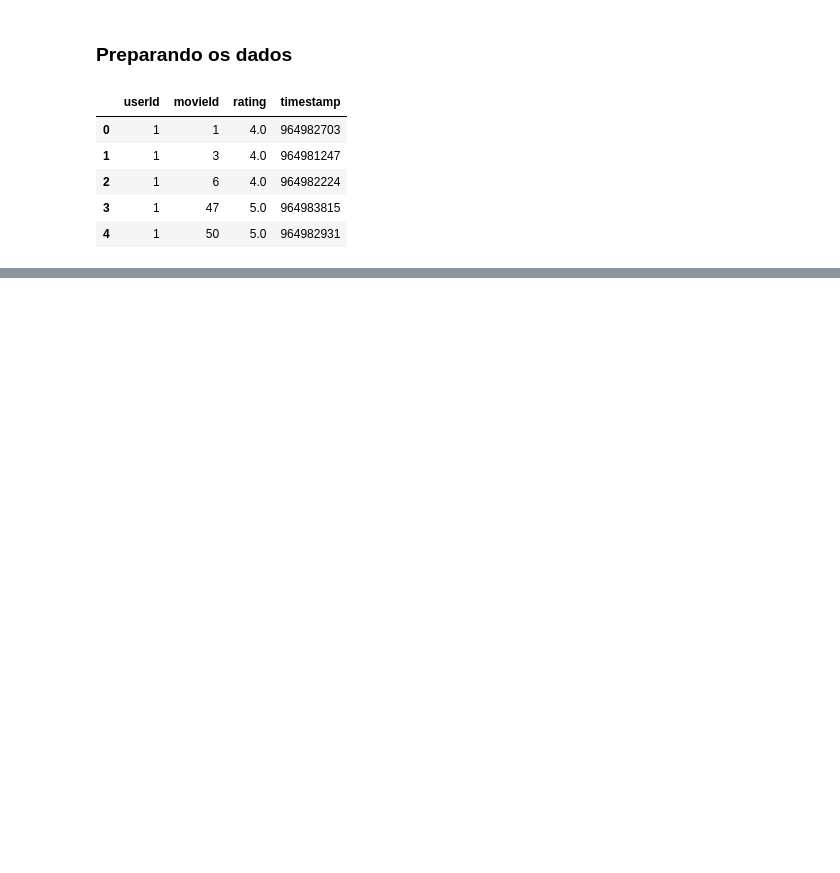
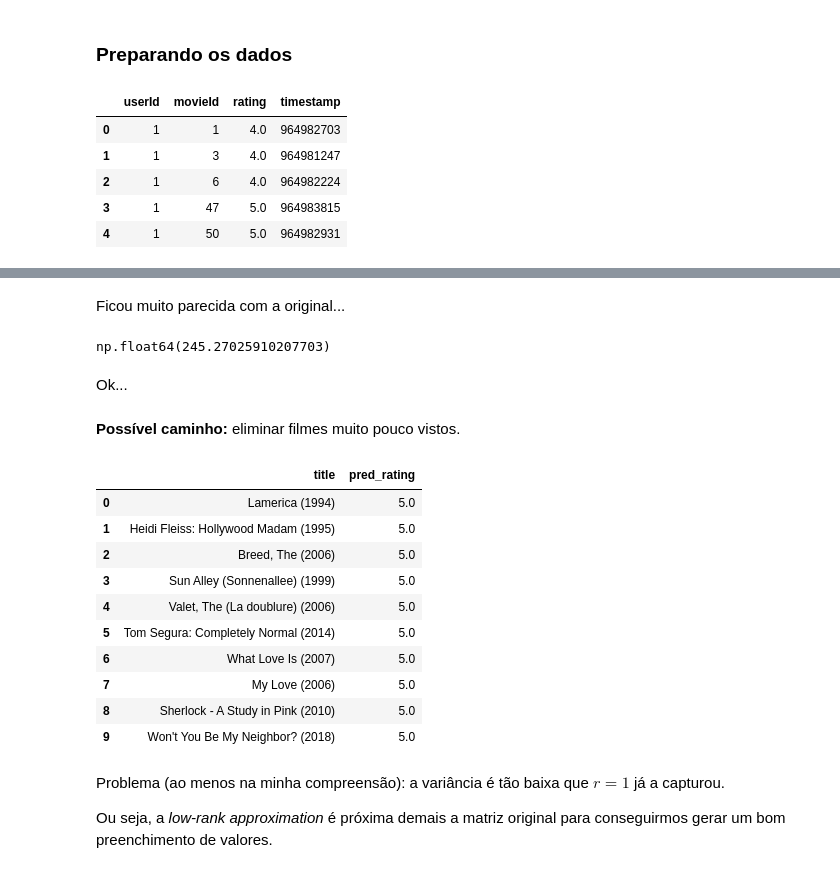
Before and after one commit to Salies/posmac-alcd, a Jupyter notebook: Aula 8 (missing data e reduced-rank regression)/matrix_completion.ipynb, the cells around one changed output, grey strips where cells are left out. Drawn from its saved outputs; the diff is of its cells as text; code cells hidden in the pictures; blank space fills up the shorter version.

```diff
--- a/Aula 8 (missing data e reduced-rank regression)/matrix_completion.ipynb
+++ b/Aula 8 (missing data e reduced-rank regression)/matrix_completion.ipynb
@@ -108,0 +190,8 @@ array([[ 2.49166534,  2.48925201,  1.17225678, ..., -0.36659727,
+# %%
+col_means = np.nanmean(m, axis=0)
+inds = np.where(np.isnan(m))
+m1 = m.copy()
+m1[inds] = np.take(col_means, inds[1])
+# fix the values to 0.0, 0.5, 1.0, 1.5...
+m1 = np.abs(np.round(m1 * 2) / 2)
+m1
@@ -108,0 +206,9 @@ array([[ 2.49166534,  2.48925201,  1.17225678, ..., -0.36659727,
+# %%
+r1 = 20
+u1, s1, vt1 = svd(m1, full_matrices=False)
+m1r = u1[:, :r1] @ np.diag(s1[:r1]) @ vt1[:r1, :]
+# elimina negativos
+m1r = np.clip(m1r, 0, 5)
+# colocando os dados em 0.0, 0.5, 1.0, 1.5..
+m1r = np.abs(np.round(m1r * 2) / 2)
+m1r
@@ -108,0 +223,3 @@ array([[ 2.49166534,  2.48925201,  1.17225678, ..., -0.36659727,
+# %%
+mfinal_1 = np.where(mask, m1r, m)
+mfinal_1
@@ -108,0 +234,28 @@ array([[ 2.49166534,  2.48925201,  1.17225678, ..., -0.36659727,
+# %% [markdown]
+Ficou muito parecida com a original...
+# %%
+np.linalg.norm(m1r - m1)
+# %% [output]
+np.float64(245.27025910207703)
+# %% [markdown]
+Ok...
+# %% [markdown]
+**Possível caminho:** eliminar filmes muito pouco vistos.
+# %%
+recommend_movie(1, mfinal_1)
+# %% [output]
+|  | title | pred_rating |
+| 0 | Lamerica (1994) | 5.0 |
+| 1 | Heidi Fleiss: Hollywood Madam (1995) | 5.0 |
+| 2 | Breed, The (2006) | 5.0 |
+| 3 | Sun Alley (Sonnenallee) (1999) | 5.0 |
+| 4 | Valet, The (La doublure) (2006) | 5.0 |
+| 5 | Tom Segura: Completely Normal (2014) | 5.0 |
+| 6 | What Love Is (2007) | 5.0 |
+| 7 | My Love (2006) | 5.0 |
+| 8 | Sherlock - A Study in Pink (2010) | 5.0 |
+| 9 | Won't You Be My Neighbor? (2018) | 5.0 |
+# %% [markdown]
+Problema (ao menos na minha compreensão): a variância é tão baixa que $r=1$ já a capturou.
+
+Ou seja, a _low-rank approximation_ é próxima demais a matriz original para conseguirmos gerar um bom preenchimento de valores.
```
Also changed, not shown: parts of 35 cells of this notebook, 7 other files.
